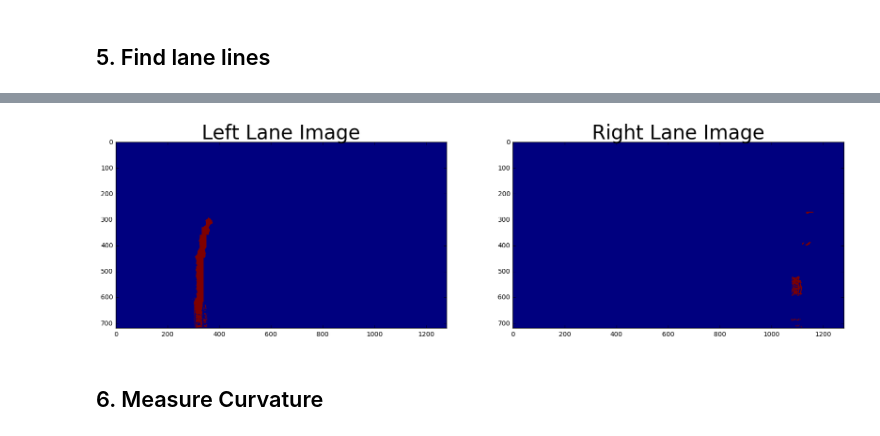
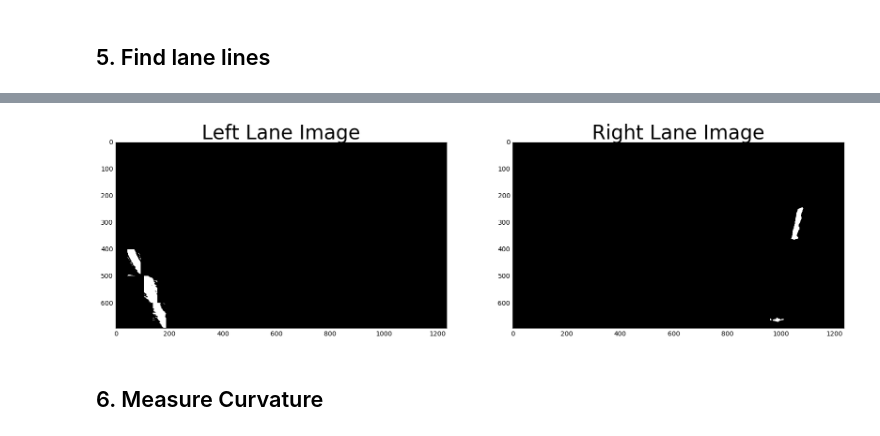
Before and after one commit to chc170/CarND-Advanced-Lane-Lines, a Jupyter notebook: project4.ipynb, the cells around one changed output, grey strips where cells are left out. Drawn from its saved outputs; the diff is of its cells as text; code cells hidden in the pictures.

Commit message:
Added Histogram Equalization. Added multiple output in video. Passed project video.

```diff
--- a/project4.ipynb
+++ b/project4.ipynb
@@ -76,14 +76,14 @@ def load_undistort_params(input_dir='.'):
     return (dist_pickle['mtx'], dist_pickle['dist'])
 
 def undistort_image(image, mtx, dist):
-    dst = cv2.undistort(img, mtx, dist, None, mtx)
+    dst = cv2.undistort(image, mtx, dist, None, mtx)
     return dst
 
 # Test undistortion on an image
-img = cv2.imread('test_images/test3.jpg')
+img = cv2.imread('test_images/challenge6.jpg')
 mtx, dist = load_undistort_params()
 dst = undistort_image(img, mtx, dist)
-cv2.imwrite('test_images/test3_undist.jpg',dst)
+cv2.imwrite('test_images/challenge6_undist.jpg', dst)
 
 # Visualize undistortion
 f, (ax1, ax2) = plt.subplots(1, 2, figsize=(20,10))
@@ -110,7 +110,7 @@ def perspective_transform(image, inverse=False):
 
     return warped, M
 
-dst = cv2.imread('test_images/test4_undist.jpg')
+dst = cv2.imread('test_images/challenge6_undist.jpg')
 warped, M = perspective_transform(dst)
 
 # Visualize perspective transform
@@ -177,7 +215,8 @@ ax2.set_title('Undistorted Image', fontsize=30)
 # %%
 # Visiualize sliding window
 # https://blog.ytotech.com/2015/11/01/findpeaks-in-python/
-nb_win = 8
+binary_img = create_threshold_binary_image(equalized)
+nb_win = 7
 width = binary_img.shape[1]
 height = binary_img.shape[0]
 win_size = math.ceil(height/nb_win)
@@ -205,20 +244,23 @@ for i, ax in enumerate(axes):
 # %%
-def find_lane_points(binary_image):
+def find_lane_points(binary_image, show_image=False):
     """
     """
     lane_width = 25
-    lanes_dist = 780
-    tolerance  = 70
+    lanes_dist = 700
+    tolerance  = 150
+    #lanes_dist = 780
+    #tolerance  = 70
 
     delta1 = 80
     delta2 = 40
-    delta = delta1
+    l_delta = delta1
+    r_delta = delta1
 
     mid = int(binary_img.shape[1]/2)
     width  = binary_image.shape[1]
     height = binary_image.shape[0]
 
-    nb_win = 8
+    nb_win = 7
     win_size = math.ceil(height/nb_win)
 
     l_y_vals = []
@@ -233,8 +275,12 @@ def find_lane_points(binary_image):
     l_peak = None
     r_peak = None
 
-    found_first = False
+    l_prev = None
+    r_prev = None
+
     for i in range(nb_win):
+        if show_image:
+            print('Window ({})'.format(i))
         idx = (nb_win - 1) - i
 
         start = idx * win_size
@@ -243,38 +289,54 @@ def find_lane_points(binary_image):
         histogram = np.sum(binary_image[start:end, :], axis=0)
 
         # first band
-        if not found_first:
+        if not l_prev or not r_prev:
             l_peak = np.argmax(histogram[:mid])
             r_peak = np.argmax(histogram[mid:]) + mid
 
         # rest of bands
         else:
-            l_peak = np.argmax(histogram[prev_l-delta:prev_l+delta]) + prev_l-delta
-            r_peak = np.argmax(histogram[prev_r-delta:prev_r+delta]) + prev_r-delta
+            l_hist = histogram[l_prev-l_delta:l_prev+l_delta]
+            r_hist = histogram[r_prev-r_delta:r_prev+r_delta]
+
+            l_peak = np.argmax(l_hist) + l_prev-l_delta if len(l_hist) > 0 else None
+            r_peak = np.argmax(r_hist) + r_prev-r_delta if len(r_hist) > 0 else None
 
         # Valid lane line found
-        if abs((r_peak - l_peak) - lanes_dist) < tolerance:
-            print('Lane line found. Delta: {}'.format(delta))
-            delta = delta1
-            l_mask = binary_image[start:end, l_peak-lane_width:l_peak+lane_width] == 1
-            r_mask = binary_image[start:end, r_peak-lane_width:r_peak+lane_width] == 1
+        if (l_prev and r_prev) or abs((r_peak - l_peak) - lanes_dist) < tolerance:
 
-            l_pnts[start:end, l_peak-lane_width:l_peak+lane_width][l_mask] = 1
-            r_pnts[start:end, r_peak-lane_width:r_peak+lane_width][r_mask] = 1
+            if l_peak:
+                l_mask = binary_image[start:end, l_peak-lane_width:l_peak+lane_width] == 1
+                if l_mask.sum() > 50:
+                    l_pnts[start:end, l_peak-lane_width:l_peak+lane_width][l_mask] = 1
+                    l_prev = l_peak
+                    l_delta = delta1
+                else:
+                    l_delta += delta2
+            else:
+                l_delta += delta2
+                if show_image:
+                    print('Left lane not found. Delta: {}'.format(l_delta))
 
-            prev_l = l_peak
-            prev_r = r_peak
-            found_first = True
-        else:
-            delta += delta2
-            print('Lane line not found. Delta: {}'.format(delta))
+            if r_peak:
+                r_mask = binary_image[start:end, r_peak-lane_width:r_peak+lane_width] == 1
+                if r_mask.sum() > 50:
+                    r_pnts[start:end, r_peak-lane_width:r_peak+lane_width][r_mask] = 1
+                    r_prev = r_peak
+                    r_delta = delta1
+                else:
+                    r_delta += delta2
+            else:
+                r_delta += delta2
+                if show_image:
+                    print('Right lane not found. Delta: {}'.format(r_delta))
 
-    f, (ax1, ax2) = plt.subplots(1, 2, figsize=(20,10))
-    ax1.imshow(l_pnts)
-    ax1.set_title('Left Lane Image', fontsize=30)
-    ax2.imshow(r_pnts)
-    ax2.set_title('Right Lane Image', fontsize=30)
-    return np.where(l_pnts == 1), np.where(r_pnts == 1)
+    if show_image:
+        f, (ax1, ax2) = plt.subplots(1, 2, figsize=(20,10))
+        ax1.imshow(l_pnts, cmap='gray')
+        ax1.set_title('Left Lane Image', fontsize=30)
+        ax2.imshow(r_pnts, cmap='gray')
+        ax2.set_title('Right Lane Image', fontsize=30)
+    return np.where(l_pnts == 1), np.where(r_pnts == 1), l_pnts, r_pnts
 
-l_points, r_points = find_lane_points(binary_img)
+l_points, r_points, _, _ = find_lane_points(binary_img, show_image=True)
 # %% [output]
@@ -289,4 +354,4 @@ Lane line found. Delta: 80
-[figure, old version]
+[figure, new version]
 # %% [markdown]
 ## 6. Measure Curvature
 # %%
```
Also changed, not shown: parts of 19 cells of this notebook, 18 other files.
